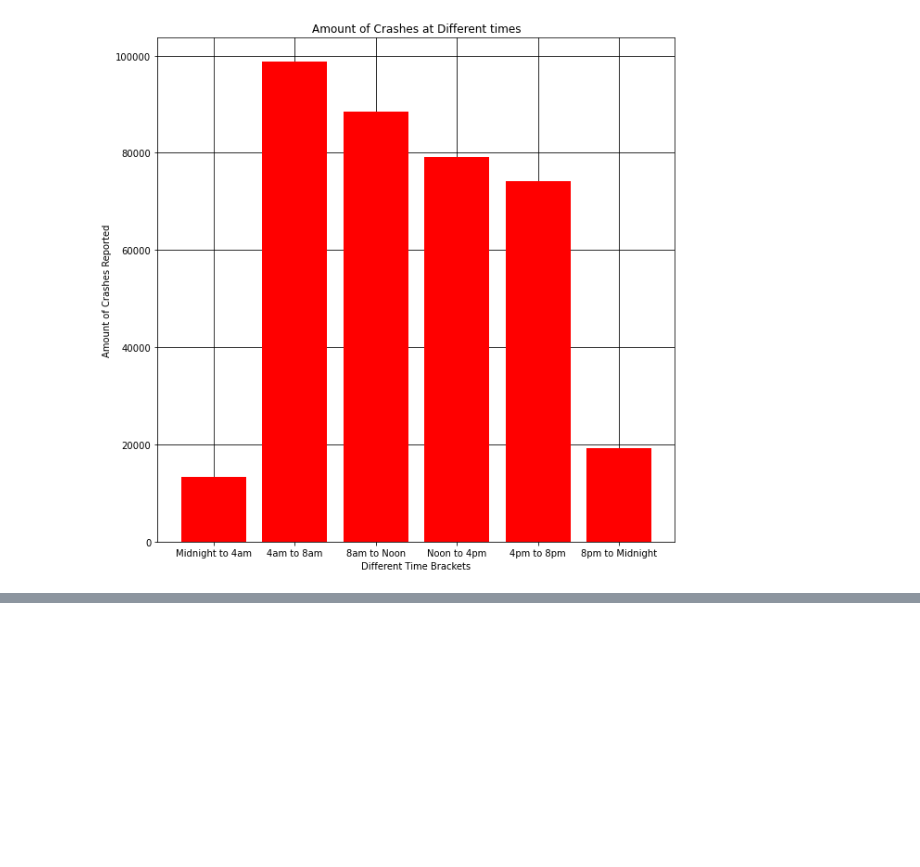
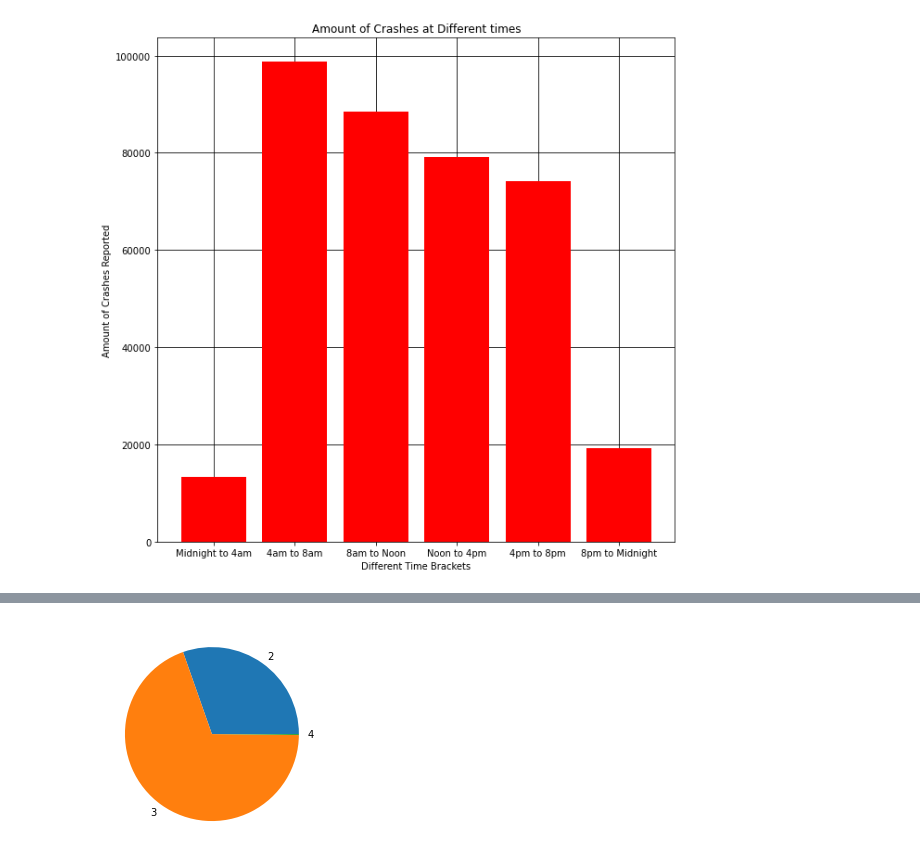
Before and after one commit to bjohnson90/data_science_group_project_1, a Jupyter notebook: final_notebook.ipynb, the cells around one changed output, grey strips where cells are left out. Saved outputs shown, nothing was run; the diff lists cells and outputs as text; code cells hidden in the pictures; blank space fills up the shorter version.

```diff
--- a/final_notebook.ipynb
+++ b/final_notebook.ipynb
@@ -168,0 +195,10 @@ plt.savefig("data/BarPlot.png")
+# %%
+#Carlos plot 3
+%matplotlib inline
+import matplotlib.pyplot as plt
+xp_vals = [7799,17819,47]
+exp_labels = ["2","3","4"]
+plt.pie(xp_vals,labels=exp_labels)
+plt.show()
+# %% [output]
+[figure, added]
```
Also changed, not shown: parts of 10 cells of this notebook, 1 other file.
